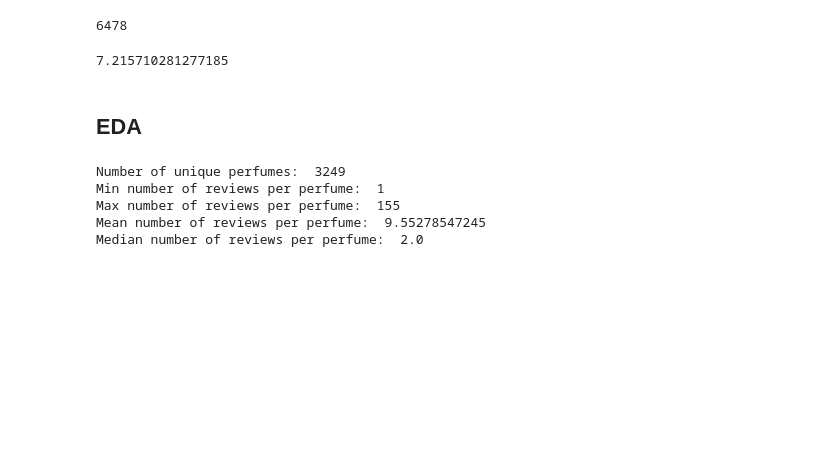
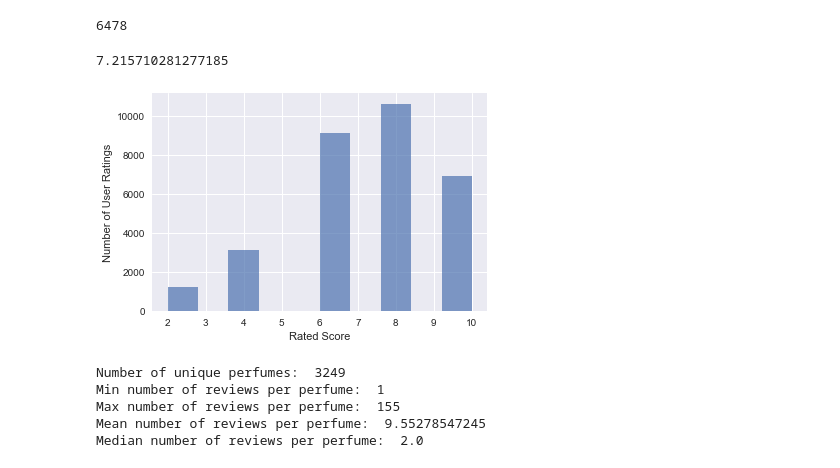
Before and after one commit to kellypeng/scentmate_rec, a Jupyter notebook: EDA/modeling.ipynb, the cells around one changed output. Cells and saved outputs as stored; diff of their text form; code cells hidden in the pictures; blank space fills up the shorter version.

```diff
--- a/Modeling.ipynb
+++ b/EDA/modeling.ipynb
@@ -160,6 +136,9 @@ utility.head()
 | 2 | 976148 | /member/?id=57301959 | NaN |
 | 3 | 976148 | /member/?id=32743685 | 10.0 |
 | 4 | 980576 | /member/?id=59952322 | 4.0 |
+# %%
+# convert data type from unicode to int
+utility['perfume_id'] = utility['perfume_id'].astype(int)
 # %%
 utility.info()
 # %% [output]
@@ -215,8 +195,13 @@ util['user_id'].nunique()
 util['user_rating'].mean() # mean rating is 7.25 out of 10
 # %% [output]
 7.215710281277185
-# %% [markdown]
-## EDA
+# %%
+# User rating distribution
+plt.hist(util['user_rating'], alpha=.7)
+plt.xlabel('Rated Score')
+plt.ylabel('Number of User Ratings');
+# %% [output]
+[figure, added]
 # %%
 # Number of users review per perfume
 print "Number of unique perfumes: ", util['perfume_id'].nunique()
```
Also changed, not shown: parts of 29 cells of this notebook, 16 other files.
